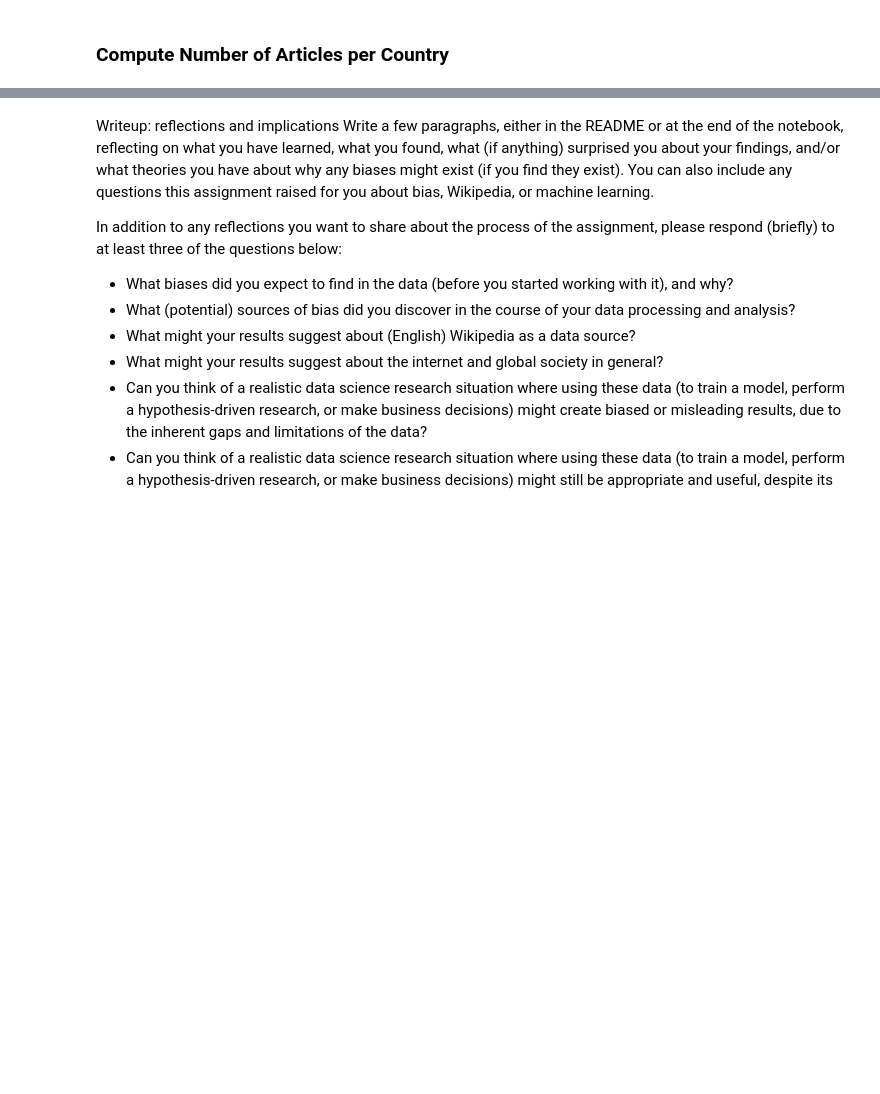
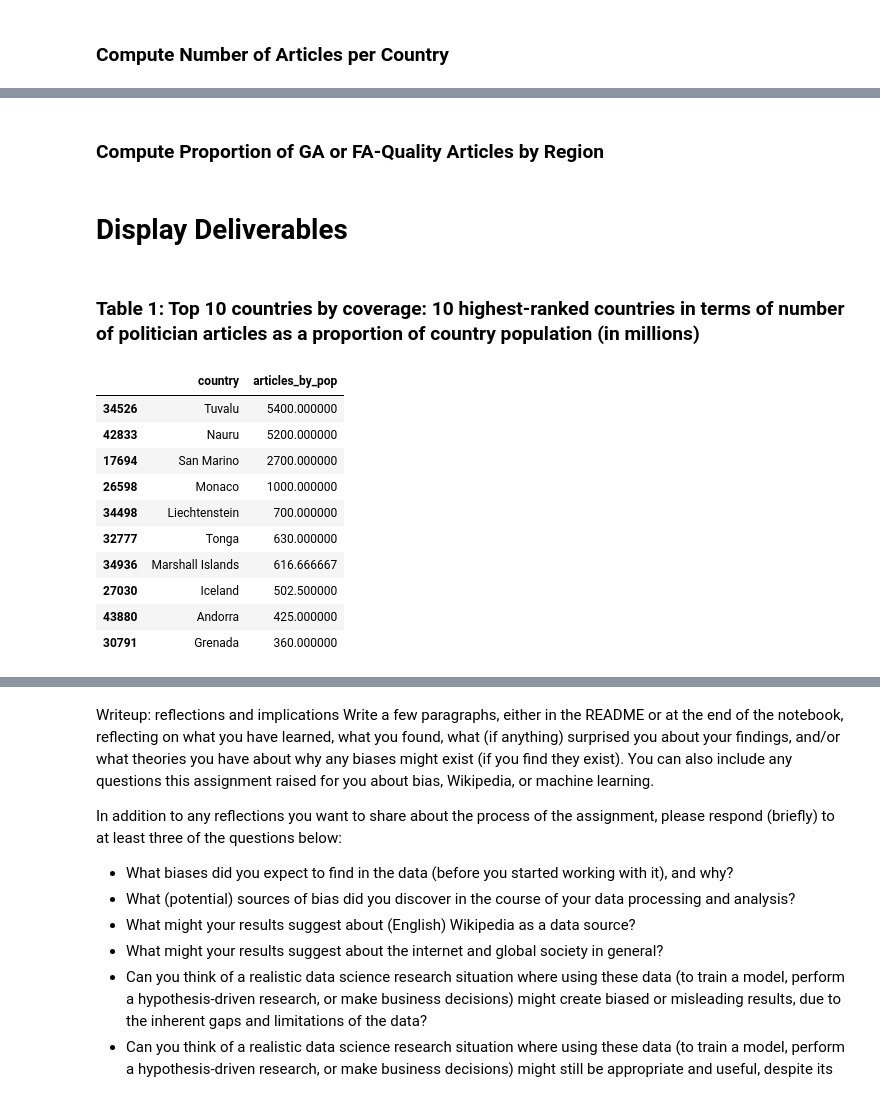
Before and after one commit to jstremme/DATA512-Research, a Jupyter notebook: a2/wiki_politician_page_country_population_analysis.ipynb, the cells around one changed output, grey strips where cells are left out. Cells and saved outputs as stored; diff of their text form; code cells hidden in the pictures; blank space fills up the shorter version.

Commit message:
create 6 tables - still need to validate

```diff
--- a/a2/Untitled.ipynb
+++ b/a2/wiki_politician_page_country_population_analysis.ipynb
@@ -163,0 +147,2 @@ Reminder: you will find the list of geographic regions, which countries are in e
+# %%
+wp_country_df['region_articles_count'] = wp_country_df.groupby('region')['region'].transform('count')
@@ -163,0 +151,3 @@ Reminder: you will find the list of geographic regions, which countries are in e
+# %%
+wp_country_df['region_population'] = wp_country_df.groupby('region')['population'].transform('sum')
+wp_country_df['region_articles_by_pop'] = wp_country_df['region_articles_count'] / wp_country_df['region_population']
@@ -163,0 +156,26 @@ Reminder: you will find the list of geographic regions, which countries are in e
+# %%
+wp_country_df['ga_fa_flag'] = wp_country_df['article_quality'].apply(lambda x: 1 if x in ['GA', 'FA'] else 0)
+wp_country_df['region_ga_fa_count'] = wp_country_df.groupby(['region'])['ga_fa_flag'].transform('sum')
+# %% [markdown]
+### Compute Proportion of GA or FA-Quality Articles  by Region
+# %%
+wp_country_df['region_ga_fa_prop'] = wp_country_df['region_ga_fa_count'] / wp_country_df['region_articles_count']
+# %% [markdown]
+# Display Deliverables
+# %% [markdown]
+### Table 1: Top 10 countries by coverage: 10 highest-ranked countries in terms of number of politician articles as a proportion of country population (in millions)
+# %%
+wp_country_df[['country', 'articles_by_pop']].drop_duplicates()\
+                                             .sort_values('articles_by_pop', ascending=False).head(10)
+# %% [output]
+|  | country | articles_by_pop |
+| 34526 | Tuvalu | 5400.000000 |
+| 42833 | Nauru | 5200.000000 |
+| 17694 | San Marino | 2700.000000 |
+| 26598 | Monaco | 1000.000000 |
+| 34498 | Liechtenstein | 700.000000 |
+| 32777 | Tonga | 630.000000 |
+| 34936 | Marshall Islands | 616.666667 |
+| 27030 | Iceland | 502.500000 |
+| 43880 | Andorra | 425.000000 |
+| 30791 | Grenada | 360.000000 |
```
Also changed, not shown: parts of 31 cells of this notebook.
